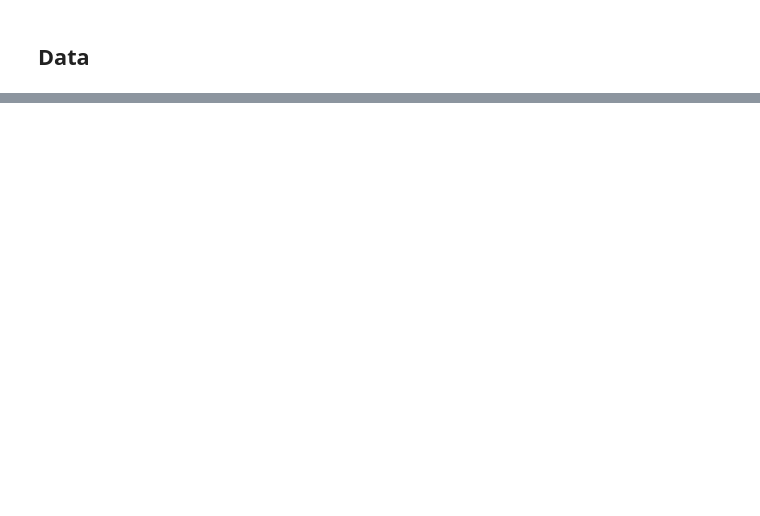
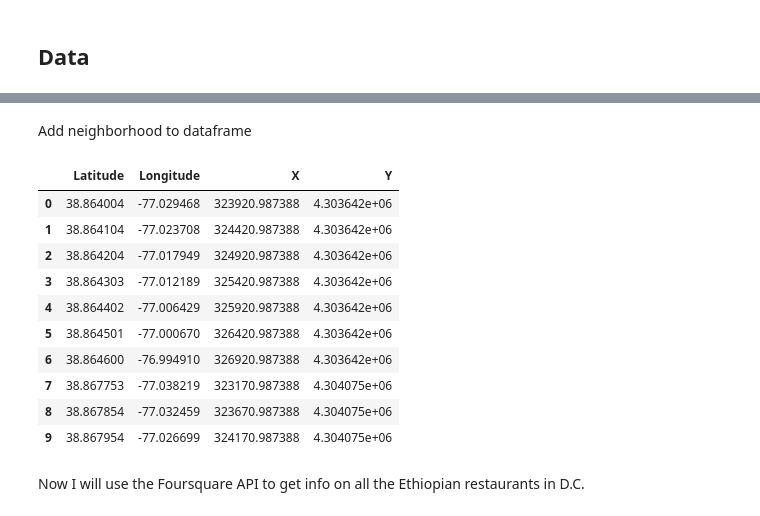
Before and after one commit to amsnyder/Coursera_Capstone, a Jupyter notebook: ethiopian_restaurant_dc.ipynb, the cells around one changed output, grey strips where cells are left out. Drawn from its saved outputs; the diff is of its cells as text; code cells hidden in the pictures; blank space fills up the shorter version.

```diff
--- a/ethiopian_restaurant_dc.ipynb
+++ b/ethiopian_restaurant_dc.ipynb
@@ -25,0 +43,2 @@ Following data sources will be needed to extract/generate the required informati
+# %%
+dc_center = [38.9072, -77.0134]
@@ -25,0 +67,33 @@ Following data sources will be needed to extract/generate the required informati
+# %%
+# convert city center to Cartesian coordinates
+dc_center_x, dc_center_y = lonlat_to_xy(dc_center[1], dc_center[0])
+# define city radius and distance between neighborhood centers
+radius = 5000 # meters
+step = 500 # meters
+
+k = math.sqrt(3) / 2 # Vertical offset for hexagonal grid cells
+x_min = dc_center_x - radius
+x_step = step
+y_min = dc_center_y - radius - (int(21/k)*k*step - 2*radius)/2
+y_step = step * k
+
+latitudes = []
+longitudes = []
+distances_from_center = []
+xs = []
+ys = []
+for i in range(0, int(30/k)):
+    y = y_min + i * y_step
+    x_offset = step/2 if i%2==0 else 0
+    for j in range(0, 30):
+        x = x_min + j * x_step + x_offset
+        distance_from_center = calc_xy_distance(dc_center_x, dc_center_y, x, y)
+        if (distance_from_center <= (radius+1)):
+            lon, lat = xy_to_lonlat(x, y)
+            latitudes.append(lat)
+            longitudes.append(lon)
+            xs.append(x)
+            ys.append(y)
+
+print(len(latitudes), 'candidate neighborhood centers generated.')
+# Fix overlapping neighborhoods
@@ -25,0 +113,23 @@ Following data sources will be needed to extract/generate the required informati
+# %% [markdown]
+Add neighborhood to dataframe
+# %%
+df_locations = pd.DataFrame({'Latitude': latitudes,
+                             'Longitude': longitudes,
+                             'X': xs,
+                             'Y': ys})
+
+df_locations.head(10)
+# %% [output]
+|  | Latitude | Longitude | X | Y |
+| 0 | 38.864004 | -77.029468 | 323920.987388 | 4.303642e+06 |
+| 1 | 38.864104 | -77.023708 | 324420.987388 | 4.303642e+06 |
+| 2 | 38.864204 | -77.017949 | 324920.987388 | 4.303642e+06 |
+| 3 | 38.864303 | -77.012189 | 325420.987388 | 4.303642e+06 |
+| 4 | 38.864402 | -77.006429 | 325920.987388 | 4.303642e+06 |
+| 5 | 38.864501 | -77.000670 | 326420.987388 | 4.303642e+06 |
+| 6 | 38.864600 | -76.994910 | 326920.987388 | 4.303642e+06 |
+| 7 | 38.867753 | -77.038219 | 323170.987388 | 4.304075e+06 |
+| 8 | 38.867854 | -77.032459 | 323670.987388 | 4.304075e+06 |
+| 9 | 38.867954 | -77.026699 | 324170.987388 | 4.304075e+06 |
+# %% [markdown]
+Now I will use the Foursquare API to get info on all the Ethiopian restaurants in D.C.
```
Also changed, not shown: parts of 43 cells of this notebook.
